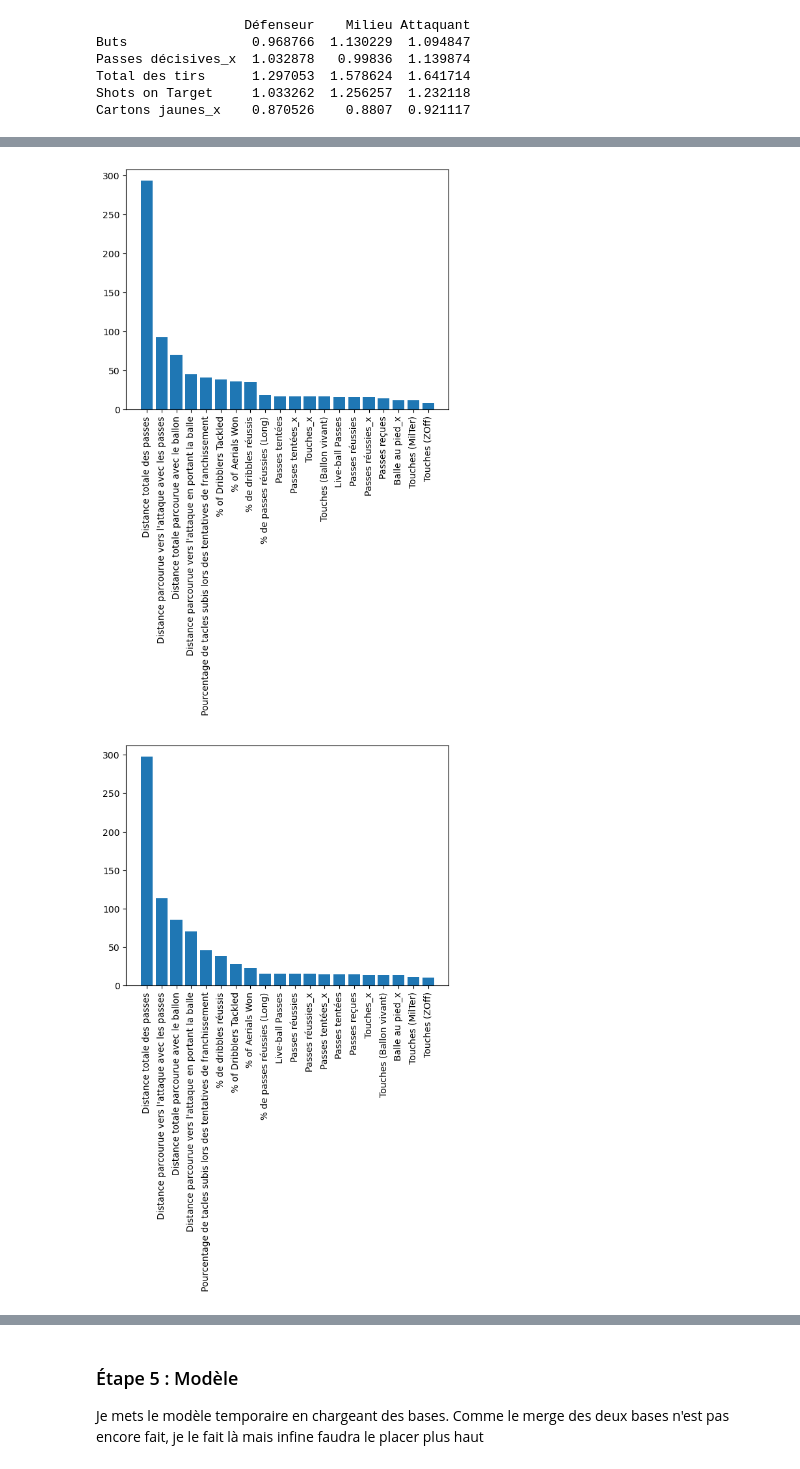
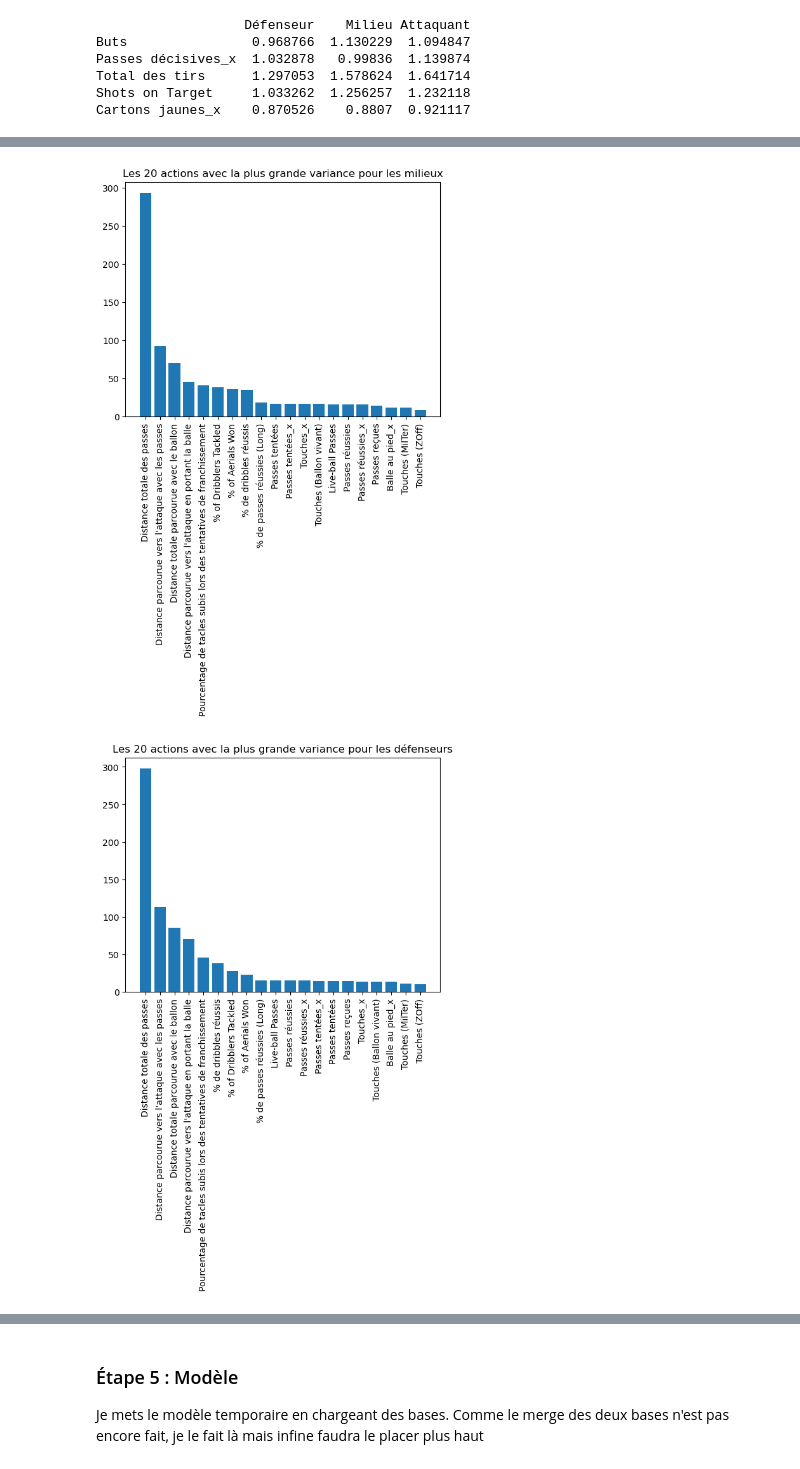
Before and after one commit to lecoqm/evaluation_football, a Jupyter notebook: main.ipynb, the cells around one changed output, grey strips where cells are left out. Cells and saved outputs as stored; diff of their text form; code cells hidden in the pictures.

```diff
--- a/main.ipynb
+++ b/main.ipynb
@@ -384,13 +397,15 @@ plt.show()
 variances=variances.sort_values(by='Milieu',ascending=False)
 plt.bar(variances.head(20).index,variances['Milieu'].head(20))
 plt.xticks(rotation = 'vertical')
+plt.title('Les 20 actions avec la plus grande variance pour les milieux')
 plt.show()
 # %% [output]
-[figure, old version]
+[figure, new version]
 # %%
 variances=variances.sort_values(by='Défenseur',ascending=False)
 plt.bar(variances.head(20).index,variances['Défenseur'].head(20))
 plt.xticks(rotation = 'vertical')
+plt.title('Les 20 actions avec la plus grande variance pour les défenseurs')
 plt.show()
 # %% [output]
-[figure, old version]
+[figure, new version]
```
Also changed, not shown: parts of 8 cells of this notebook.
